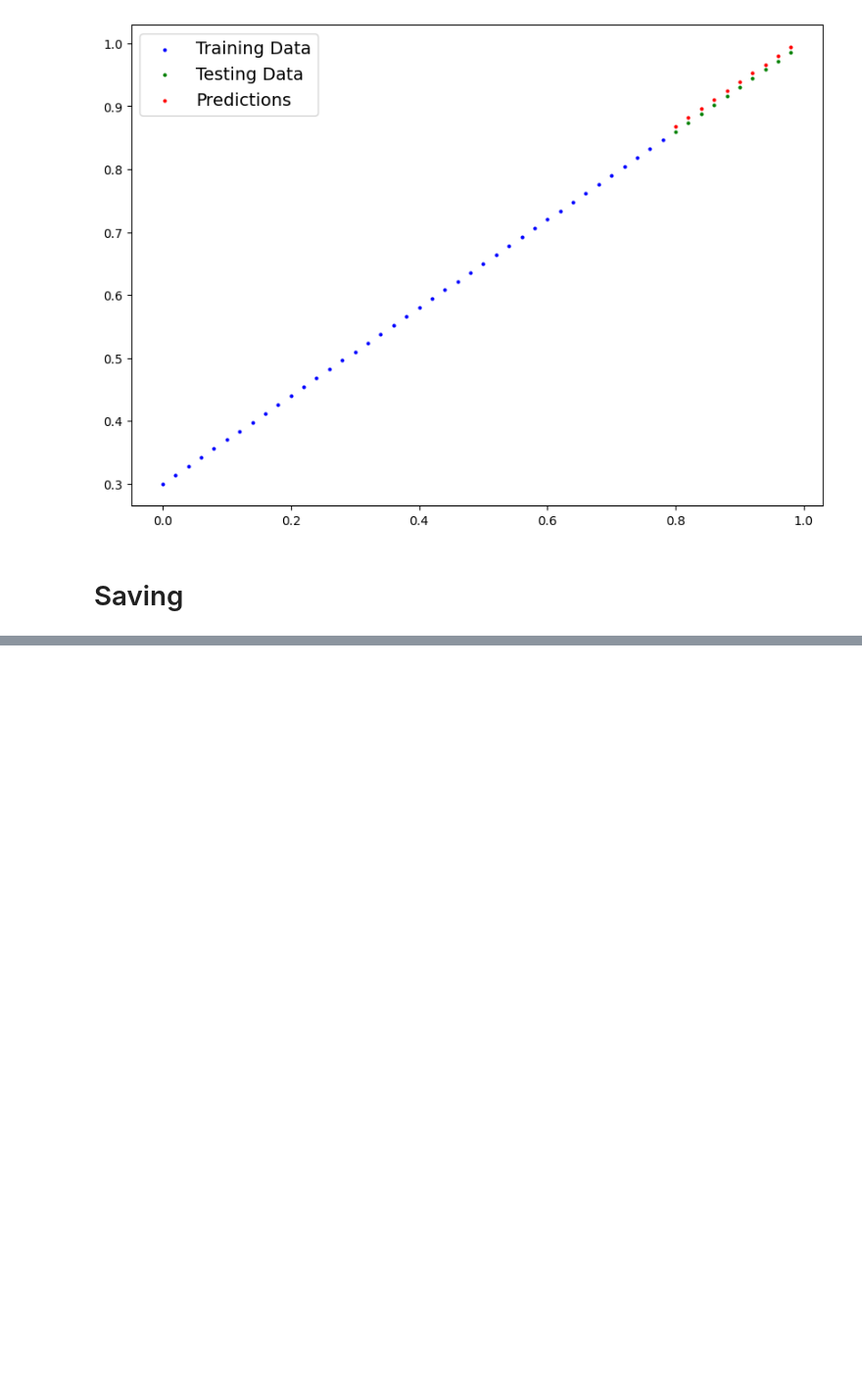
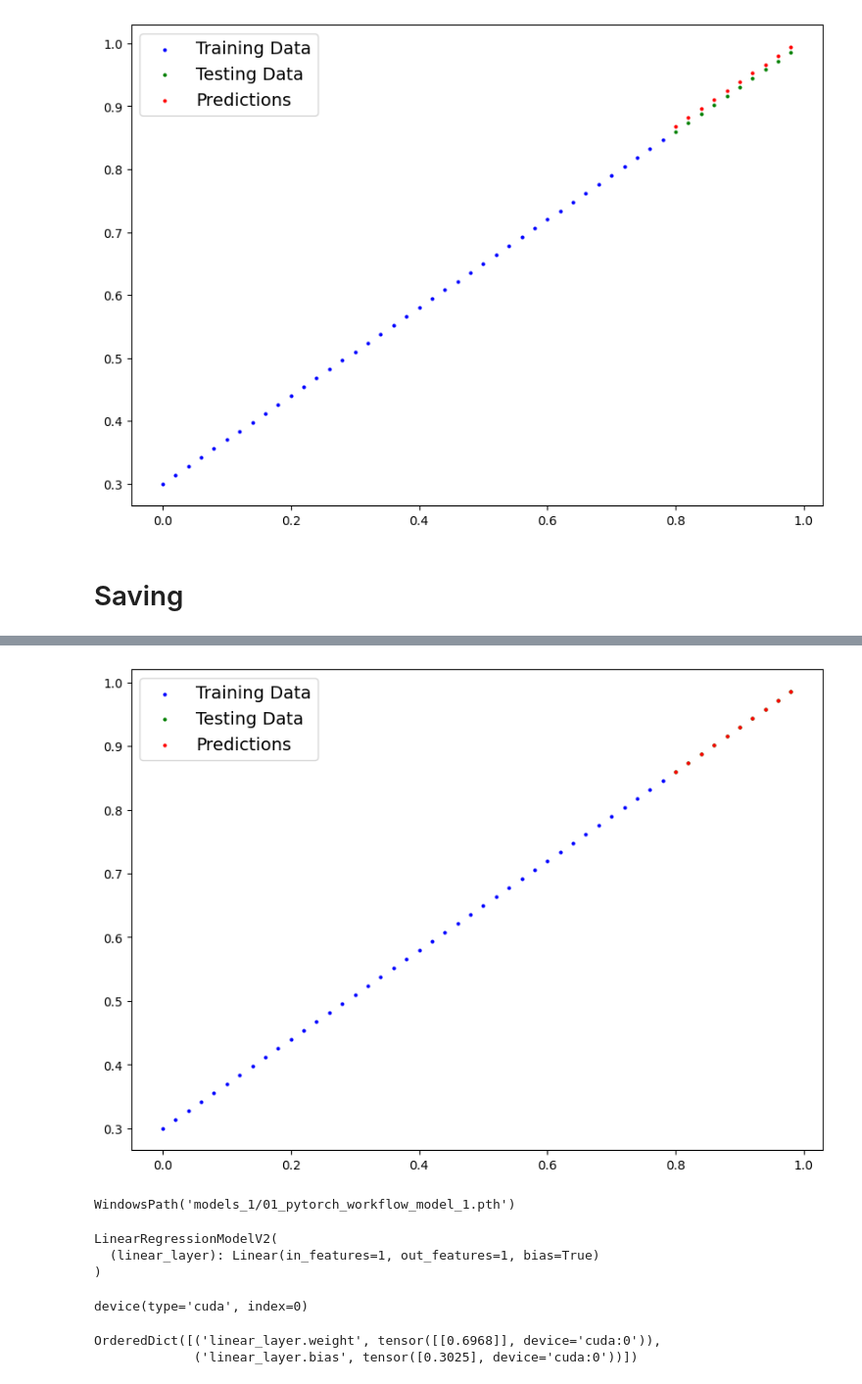
Before and after one commit to jmogen/pytorch-deep-learning, a Jupyter notebook: 01_practice.ipynb, the cells around one changed output, grey strips where cells are left out. Shown at 98% size. Cells and saved outputs as stored; diff of their text form; code cells hidden in the pictures; blank space fills up the shorter version.

```diff
--- a/01_practice.ipynb
+++ b/01_practice.ipynb
@@ -233,0 +311,3 @@ plot_perdictions(predictions=y_preds_new)
+# %%
+device = "cuda" if torch.cuda.is_available() else "cpu"
+print(f"Device: {device}")
@@ -233,0 +397,34 @@ plot_perdictions(predictions=y_preds_new)
+# %%
+torch.manual_seed(42)
+
+epochs = 200
+
+X_train = X_train.to(device)
+y_train = y_train.to(device)
+X_test = X_test.to(device)
+y_test = y_test.to(device)
+
+
+for epoch in range(epochs):
+    model_1.train()
+
+    y_pred = model_1(X_train)
+
+    loss = loss_fn(y_pred, y_train)
+
+    optimizer.zero_grad()
+
+    loss.backward()
+
+    optimizer.step()
+
+
+    model_1.eval()
+
+    with torch.inference_mode():
+        test_pred = model_1(X_test)
+
+        test_loss = loss_fn(test_pred, y_test)
+
+    if epoch % 10 == 0:
+        print(f"Epoch: {epoch}, Loss: {loss}, Test Loss: {test_loss}")
@@ -233,0 +457,6 @@ plot_perdictions(predictions=y_preds_new)
+# %%
+model_1.eval()
+
+with torch.inference_mode():
+    y_preds = model_1(X_test)
+y_preds
@@ -233,0 +474,37 @@ plot_perdictions(predictions=y_preds_new)
+# %%
+plot_perdictions(predictions=y_preds.cpu())
+# %% [output]
+[figure, added]
+# %%
+from pathlib import Path
+
+MODEL_PATH = Path("models_1")
+MODEL_PATH.mkdir(parents=True, exist_ok=True)
+
+MODEL_NAME = "01_pytorch_workflow_model_1.pth"
+MODEL_SAVE_PATH = MODEL_PATH / MODEL_NAME
+
+torch.save(obj=model_1.state_dict(), f=MODEL_SAVE_PATH)
+
+MODEL_SAVE_PATH
+# %% [output]
+WindowsPath('models_1/01_pytorch_workflow_model_1.pth')
+# %%
+loaded_model_1 = LinearRegressionModelV2()
+
+loaded_model_1.load_state_dict(torch.load(MODEL_SAVE_PATH))
+
+loaded_model_1.to(device)
+# %% [output]
+LinearRegressionModelV2(
+  (linear_layer): Linear(in_features=1, out_features=1, bias=True)
+)
+# %%
+next(loaded_model_1.parameters()).device
+# %% [output]
+device(type='cuda', index=0)
+# %%
+loaded_model_1.state_dict()
+# %% [output]
+OrderedDict([('linear_layer.weight', tensor([[0.6968]], device='cuda:0')),
+             ('linear_layer.bias', tensor([0.3025], device='cuda:0'))])
```
Also changed, not shown: parts of 22 cells of this notebook, 3 other files.
